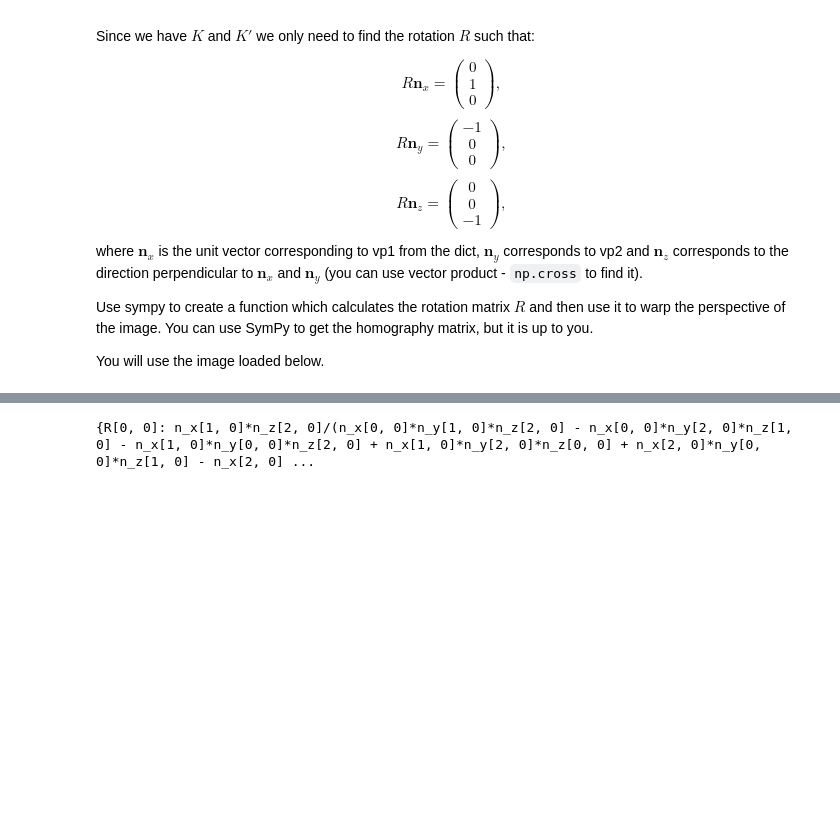
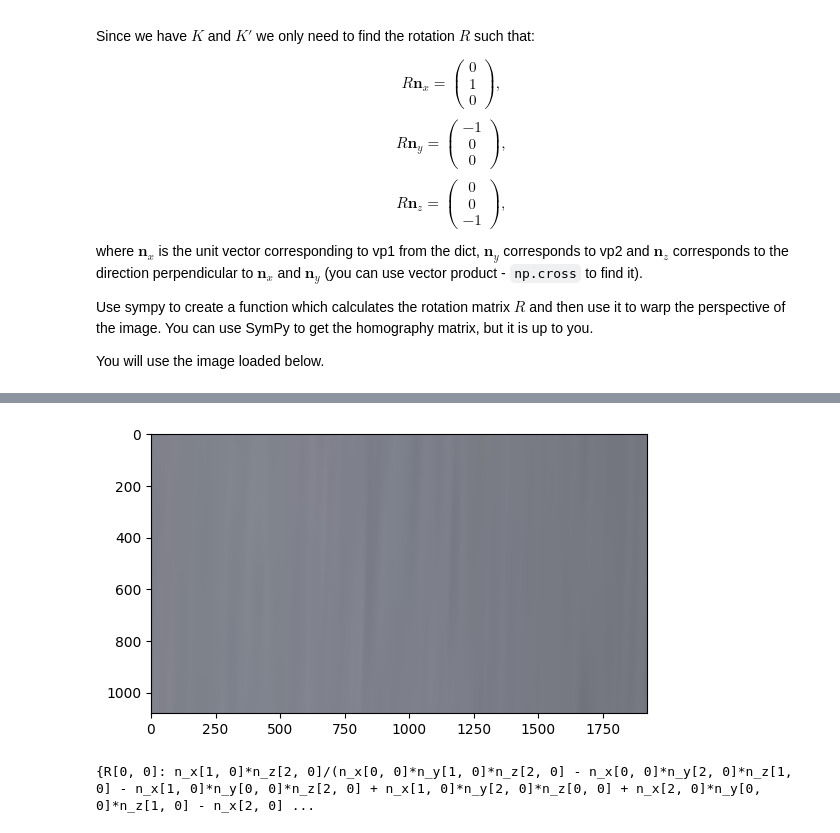
Before and after one commit to s3hito/3DV, a Jupyter notebook: 3DV/labs/cv04.ipynb, the cells around one changed output, grey strips where cells are left out. Saved outputs shown, nothing was run; the diff lists cells and outputs as text; code cells hidden in the pictures; blank space fills up the shorter version.

```diff
--- a/3DV/labs/cv04.ipynb
+++ b/3DV/labs/cv04.ipynb
@@ -359,0 +362,25 @@ BCS_session4_left.p 100%[===================>]   1.90M  --.-KB/s    in 0.07s
+# %%
+K_prime = sp.Matrix([[focal_length/25, 0, 500],
+                     [0, focal_length/25, 1000],
+                     [0, 0, 1]])
+K = sp.Matrix([
+    [focal_length, 0, calib_data['pp'][0]],
+    [0, focal_length, calib_data['pp'][1]],
+    [0, 0, 1]])
+n_x = sp.Matrix([calib_data['vp1'][0], calib_data['vp1'][1], 1])
+n_y = sp.Matrix([calib_data['vp2'][0], calib_data['vp2'][1], 1])
+R= sp.Symbol('R')
+n_z = n_x.cross(n_y)
+N = sp.Matrix.hstack(n_x, n_y, n_z).inv()
+B = sp.Matrix([[0, -1, 0],
+               [1, 0, 0],
+               [0, 0, -1]])
+
+R = B * N
+display(B)
+display(R * n_x)
+display(R * n_y)
+display(R * n_z)
+H = K_prime * R * K ** -1
+display(H)
+H = np.array(H).astype(np.float32)
@@ -360,3 +393,10 @@ BCS_session4_left.p 100%[===================>]   1.90M  --.-KB/s    in 0.07s
+# %%
+new_img = cv2.warpPerspective(img, H, (img.shape[1], img.shape[0]))
+# %%
+plt.imshow(new_img[:, :, ::-1])
+plt.show()
+# %% [output]
+[figure, added]
 # %%
 ...
 # %% [output]
```
Also changed, not shown: parts of 3 cells of this notebook.
